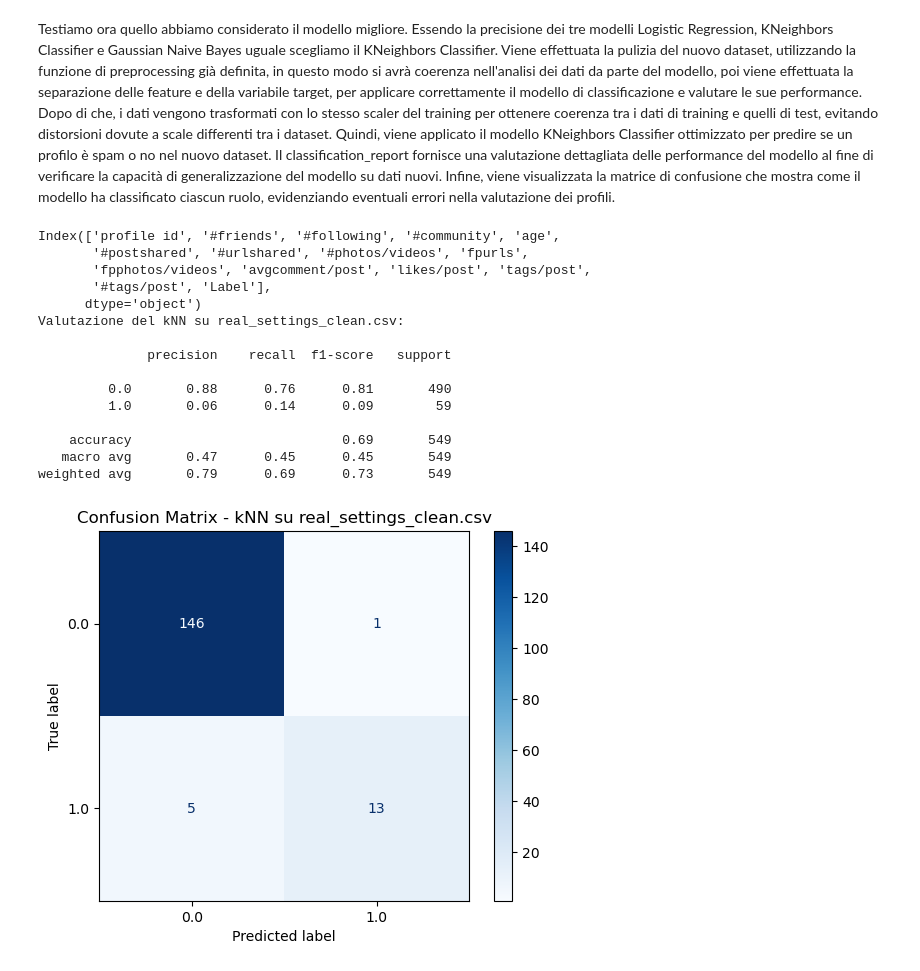
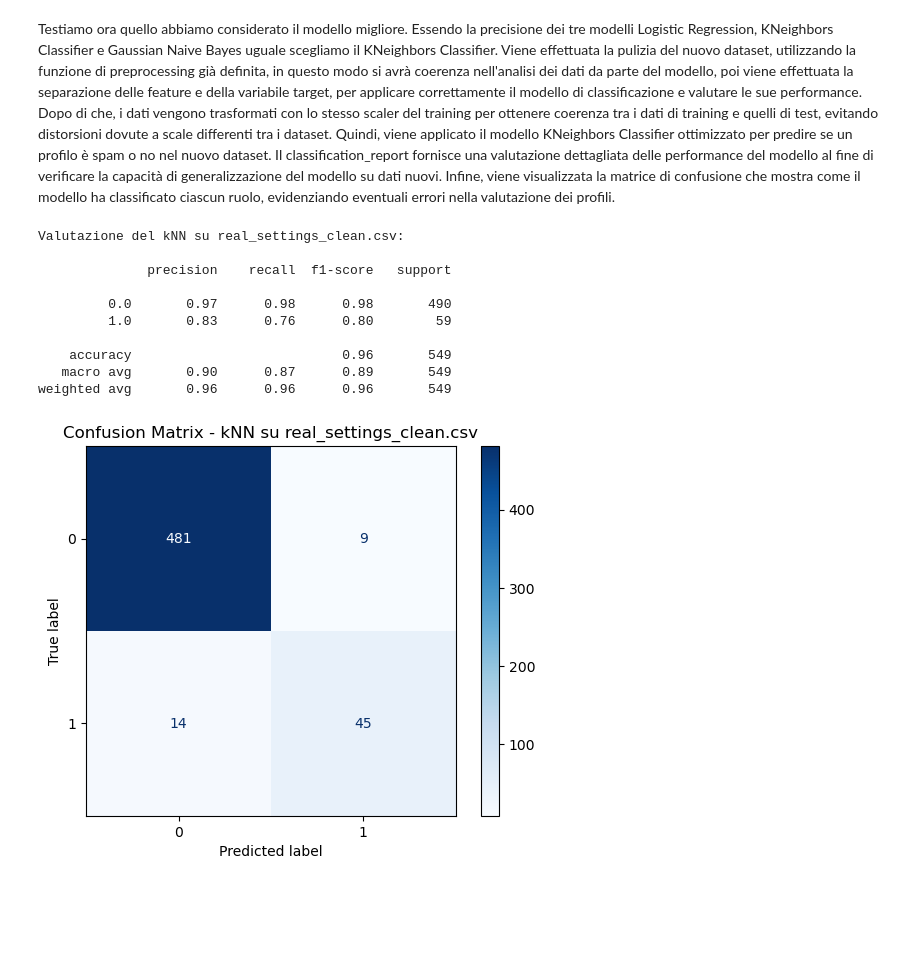
Before and after one commit to Surro03/Progetto_MachineLearning, a Jupyter notebook: machine_learning.ipynb, the cells around one changed output. Cells and saved outputs as stored; diff of their text form; code cells hidden in the pictures; blank space fills up the shorter version.

```diff
--- a/machine_learning.ipynb
+++ b/machine_learning.ipynb
@@ -1218,47 +1219,41 @@ Dopo di che, i dati vengono trasformati con lo stesso scaler del training per ot
 Quindi, viene applicato il modello KNeighbors Classifier ottimizzato per predire se un profilo è spam o no nel nuovo dataset. Il classification_report fornisce una valutazione dettagliata delle performance del modello al fine di verificare la capacità di generalizzazione del modello su dati nuovi.
 Infine, viene visualizzata la matrice di confusione che mostra come il modello ha classificato ciascun ruolo, evidenziando eventuali errori nella valutazione dei profili.
 # %%
+from sklearn.utils.multiclass import unique_labels
 # Caricamento e pulizia del nuovo dataset "real_settings.csv"
 real_settings_clean = puliziadf('training.csv')
-# Se la colonna indice si chiama 'Unnamed: 0'
-print (real_settings_clean.columns)
+
 
 # Separazione feature/target per il test
 
 X_r = real_settings_clean.drop(['profile id', 'Label'], axis=1)
 y_r = real_settings_clean['Label']
 
 
 # Normalizzazione dei dati
-X_real_scaled = scaler.transform(X_r)
-print(X_real_scaled)
+X_real_scaled = scaler.fit_transform(X_r)
 
 # Predizioni e valutazione con kNN
 y_pred_real_rf = knn_model.predict(X_real_scaled)
 
 print("Valutazione del kNN su real_settings_clean.csv:\n")
 print(classification_report(y_r, y_pred_real_rf))
 
-# Visualizzazione matrice di confusione
+# Trova le classi presenti nei target e nelle predizioni
 cm_rf_real = confusion_matrix(y_r, y_pred_real_rf)
-disp_rf_real = ConfusionMatrixDisplay(confusion_matrix=cm_rf_real, display_labels=knn_model.classes_)
-disp.plot(cmap=plt.cm.Blues)
+disp_rf_real = ConfusionMatrixDisplay(confusion_matrix=cm_rf_real)
+disp_rf_real.plot(cmap=plt.cm.Blues)
 plt.title("Confusion Matrix - kNN su real_settings_clean.csv")
 plt.show()
 # %% [output]
-Index(['profile id', '#friends', '#following', '#community', 'age',
-       '#postshared', '#urlshared', '#photos/videos', 'fpurls',
-       'fpphotos/videos', 'avgcomment/post', 'likes/post', 'tags/post',
-       '#tags/post', 'Label'],
-      dtype='object')
 Valutazione del kNN su real_settings_clean.csv:
 
               precision    recall  f1-score   support
 
-         0.0       0.88      0.76      0.81       490
-         1.0       0.06      0.14      0.09        59
+         0.0       0.97      0.98      0.98       490
+         1.0       0.83      0.76      0.80        59
 
-    accuracy                           0.69       549
-   macro avg       0.47      0.45      0.45       549
-weighted avg       0.79      0.69      0.73       549
+    accuracy                           0.96       549
+   macro avg       0.90      0.87      0.89       549
+weighted avg       0.96      0.96      0.96       549
-[figure, old version]
+[figure, new version]
```
Also changed, not shown: parts of 2 cells of this notebook.
